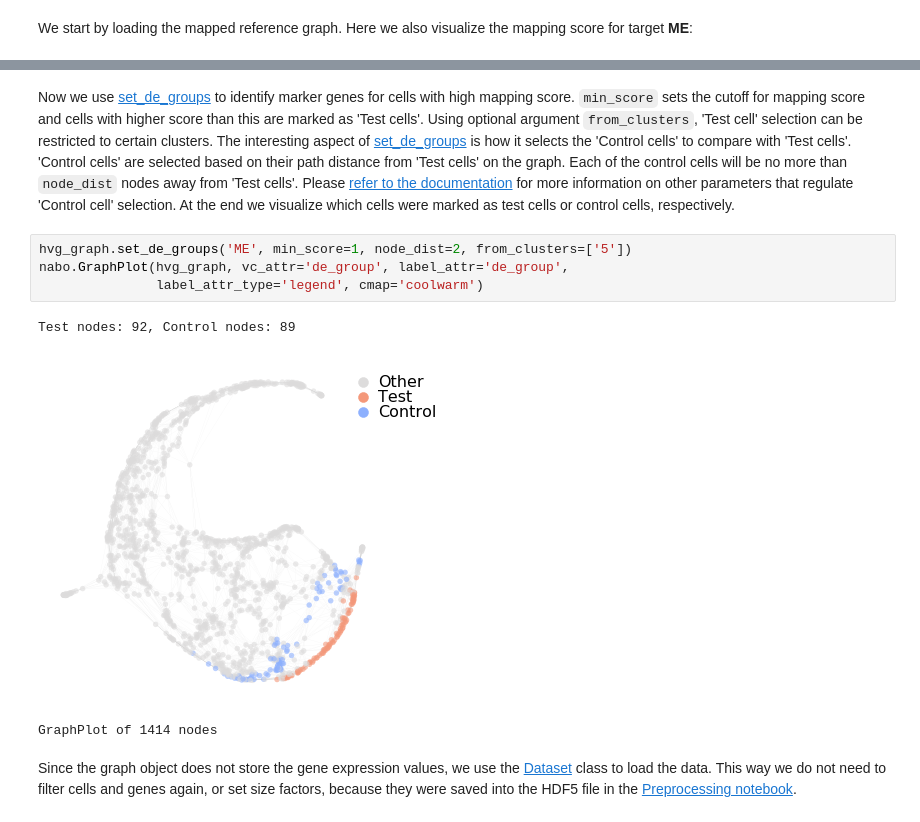
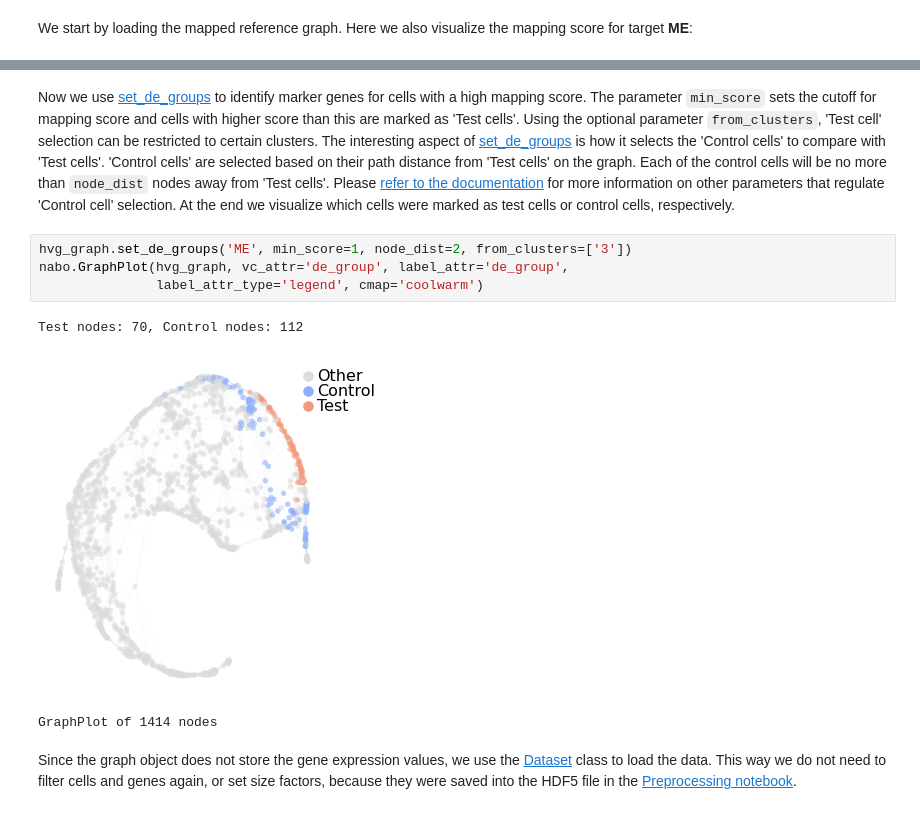
Before and after one commit to parashardhapola/nabo, a Jupyter notebook: docs/analysis/mll_enl/notebooks/3_markers.ipynb, the cells around one changed output, grey strips where cells are left out. Drawn from its saved outputs; the diff is of its cells as text.

```diff
--- a/docs/analysis/mll_enl/notebooks/3_markers.ipynb
+++ b/docs/analysis/mll_enl/notebooks/3_markers.ipynb
@@ -16,13 +16,13 @@ nabo.GraphPlot(hvg_graph, vc_attr='cluster', label_attr='cluster',
 GraphPlot of 1414 nodes
 # %% [markdown]
-Now we use [set_de_groups](../../../api.rst#nabo.Graph.set_de_groups) to identify marker genes for cells with high mapping score. `min_score` sets the cutoff for mapping score and cells with higher score than this are marked as 'Test cells'. Using optional argument `from_clusters`, 'Test cell' selection can be restricted to certain clusters. The interesting aspect of [set_de_groups](../../../api.rst#nabo.Graph.set_de_groups) is how it selects the 'Control cells' to compare with 'Test cells'. 'Control cells' are selected based on their path distance from 'Test cells' on the graph. Each of the control cells will be no more than `node_dist` nodes away from 'Test cells'. Please [refer to the documentation](../../../api.rst#nabo.Graph.set_de_groups) for more information on other parameters that regulate 'Control cell' selection. At the end we visualize which cells were marked as test cells or control cells, respectively.
+Now we use [set_de_groups](../../../api.rst#nabo.Graph.set_de_groups) to identify marker genes for cells with a high mapping score. The parameter `min_score` sets the cutoff for mapping score and cells with higher score than this are marked as 'Test cells'. Using the optional parameter `from_clusters`, 'Test cell' selection can be restricted to certain clusters. The interesting aspect of [set_de_groups](../../../api.rst#nabo.Graph.set_de_groups) is how it selects the 'Control cells' to compare with 'Test cells'. 'Control cells' are selected based on their path distance from 'Test cells' on the graph. Each of the control cells will be no more than `node_dist` nodes away from 'Test cells'. Please [refer to the documentation](../../../api.rst#nabo.Graph.set_de_groups) for more information on other parameters that regulate 'Control cell' selection. At the end we visualize which cells were marked as test cells or control cells, respectively.
 # %%
-hvg_graph.set_de_groups('ME', min_score=1, node_dist=2, from_clusters=['5'])
+hvg_graph.set_de_groups('ME', min_score=1, node_dist=2, from_clusters=['3'])
 nabo.GraphPlot(hvg_graph, vc_attr='de_group', label_attr='de_group',
                label_attr_type='legend', cmap='coolwarm')
 # %% [output]
-Test nodes: 92, Control nodes: 89
+Test nodes: 70, Control nodes: 112
-[figure, old version]
+[figure, new version]
 GraphPlot of 1414 nodes
 # %% [markdown]
 Since the graph object does not store the gene expression values, we use the [Dataset](../../../api.rst#dataset) class to load the data. This way we do not need to filter cells and genes again, or set size factors, because they were saved into the HDF5 file in the [Preprocessing notebook](1_preprocessing.ipynb).
```
Also changed, not shown: parts of 12 cells of this notebook.
